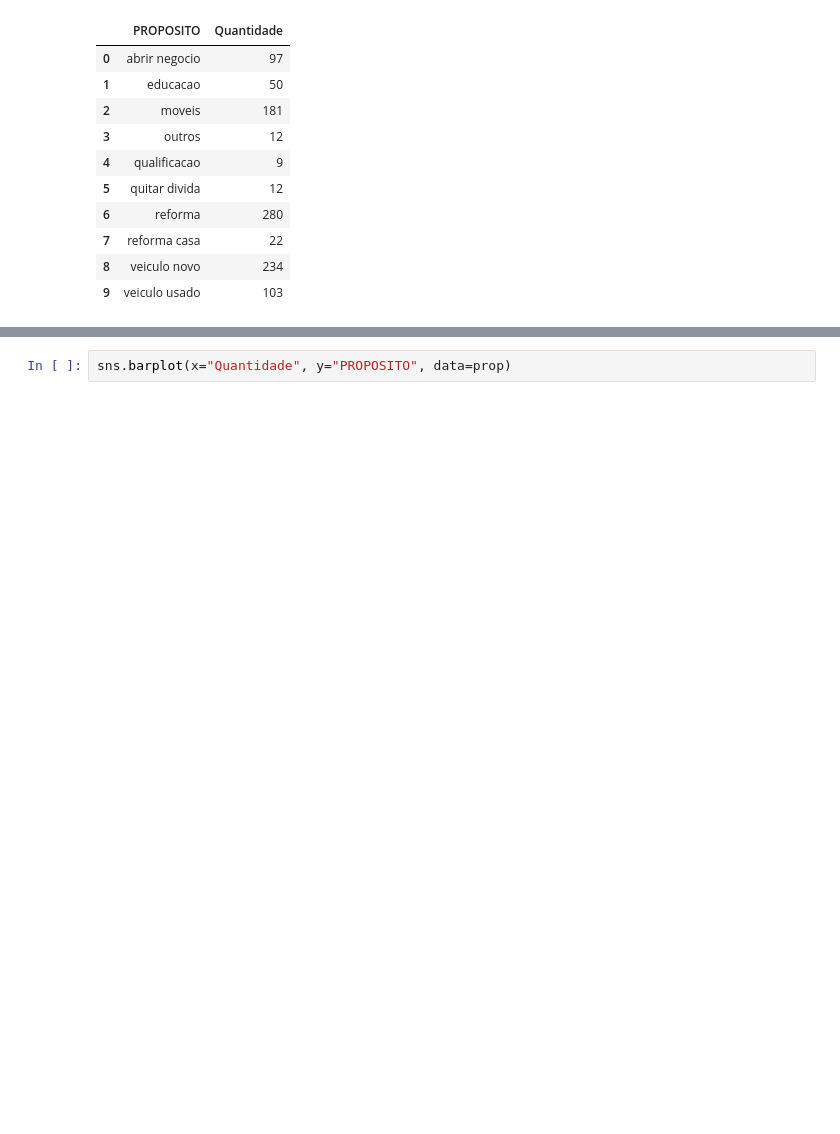
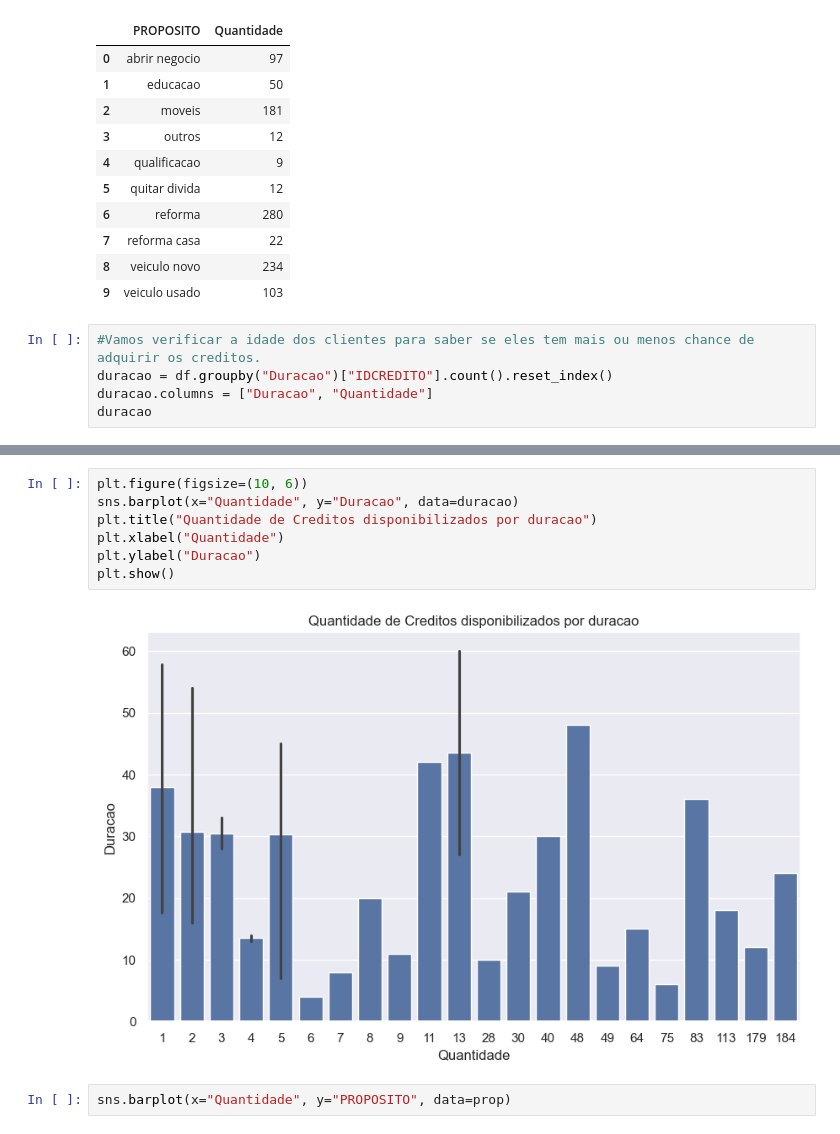
Before and after one commit to DanielVieira07/Inadimplencia_case, a Jupyter notebook: notebooks/01_exploracao_dados.ipynb, the cells around one changed output, grey strips where cells are left out. Drawn from its saved outputs; the diff is of its cells as text; blank space fills up the shorter version.

```diff
--- a/notebooks/01_exploracao_dados.ipynb
+++ b/notebooks/01_exploracao_dados.ipynb
@@ -200,3 +219,8 @@ prop
 | 7 | reforma casa | 22 |
 | 8 | veiculo novo | 234 |
 | 9 | veiculo usado | 103 |
+# %%
+#Vamos verificar a idade dos clientes para saber se eles tem mais ou menos chance de adquirir os creditos.
+duracao = df.groupby("Duracao")["IDCREDITO"].count().reset_index()
+duracao.columns = ["Duracao", "Quantidade"]
+duracao
@@ -203,3 +245,12 @@ prop
+# %%
+plt.figure(figsize=(10, 6))
+sns.barplot(x="Quantidade", y="Duracao", data=duracao)
+plt.title("Quantidade de Creditos disponibilizados por duracao")
+plt.xlabel("Quantidade")
+plt.ylabel("Duracao")
+plt.show()
+# %% [output]
+[figure, added]
 # %%
 sns.barplot(x="Quantidade", y="PROPOSITO", data=prop)
 # %% [output]
```
Also changed, not shown: parts of 8 cells of this notebook, 7 other files.
